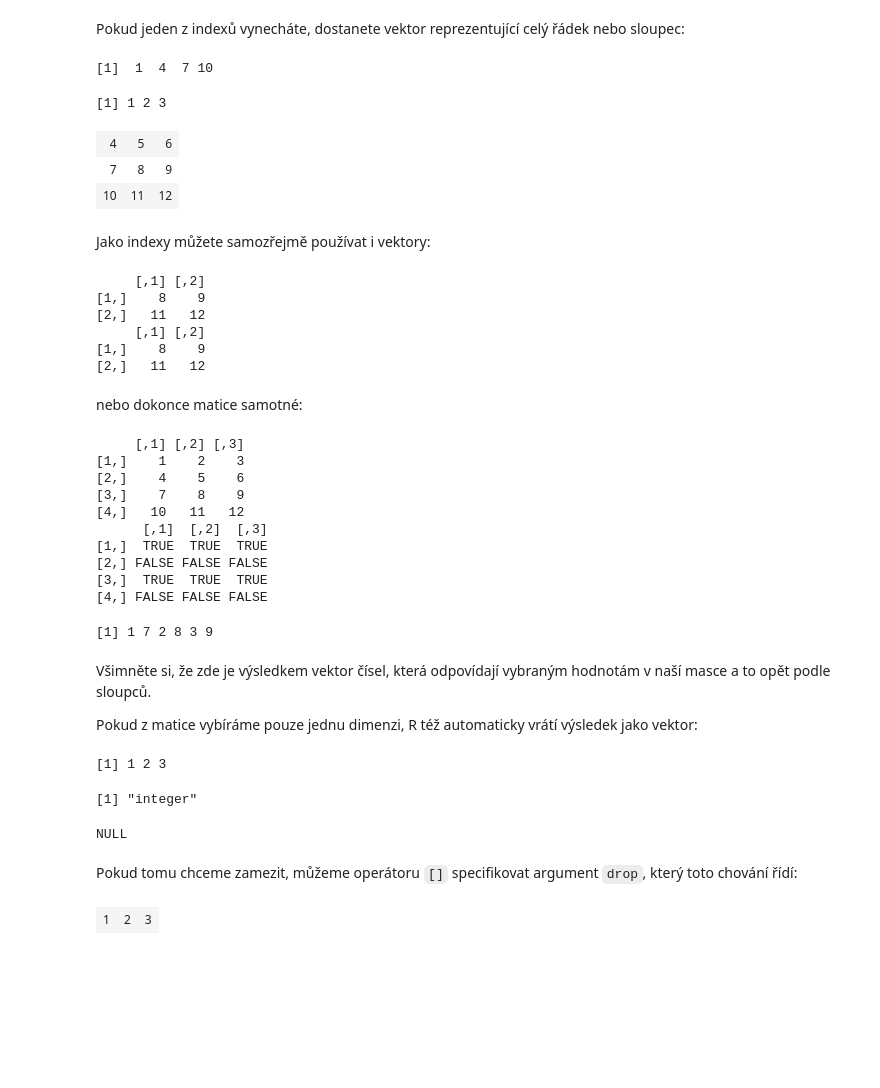
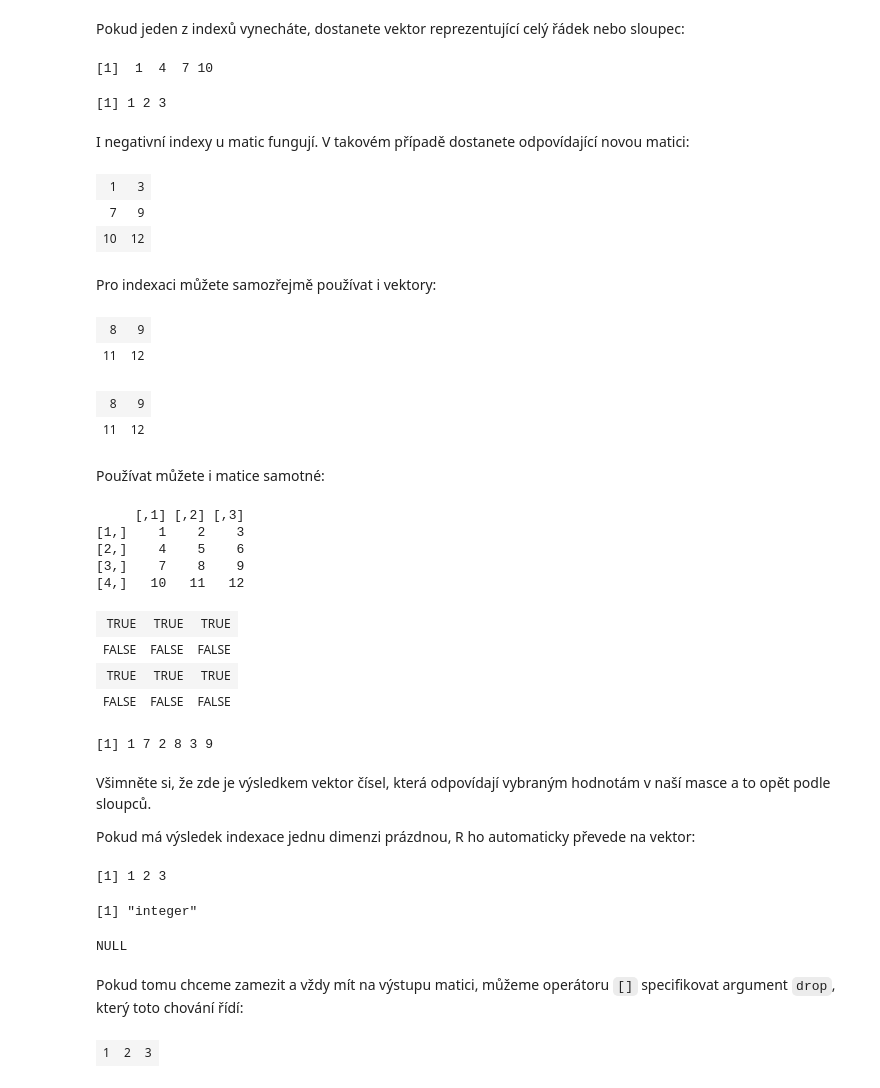
Before and after one commit to lich-uct/r_tutorial, a Jupyter notebook: 04/04.ipynb, the cells around one changed output. Drawn from its saved outputs; the diff is of its cells as text; code cells hidden in the pictures; blank space fills up the shorter version.

```diff
--- a/04/04.ipynb
+++ b/04/04.ipynb
@@ -162,61 +172,58 @@ Pokud jeden z indexů vynecháte, dostanete vektor reprezentující celý řáde
 # %%
 m_x[,1]
 m_x[1,]
-m_x[-1,] # i negativní indexy u matic fungují
 # %% [output]
 [1]  1  4  7 10
 [1] 1 2 3
-| 4 | 5 | 6 |
-| 7 | 8 | 9 |
-| 10 | 11 | 12 |
+# %% [markdown]
+I negativní indexy u matic fungují. V takovém případě dostanete odpovídající novou matici:
+# %%
+m_x[-2,-2]
+# %% [output]
+| 1 | 3 |
+| 7 | 9 |
+| 10 | 12 |
 # %% [markdown]
-Jako indexy můžete samozřejmě používat i vektory:
+Pro indexaci můžete samozřejmě používat i vektory:
 # %%
-print(
-    m_x[c(3, 4), 2:3] # numerické
-)
-print(
-    m_x[c(F, F, T, T), c(F, T, T)] # nebo logické
-)
+m_x[c(3, 4), 2:3] # numerické
+m_x[c(F, F, T, T), c(F, T, T)] # nebo logické
 # %% [output]
-     [,1] [,2]
-[1,]    8    9
-[2,]   11   12
-     [,1] [,2]
-[1,]    8    9
-[2,]   11   12
+| 8 | 9 |
+| 11 | 12 |
+| 8 | 9 |
+| 11 | 12 |
-# %% [markdown]
-nebo dokonce matice samotné:
+# %% [markdown]
+Používat můžete i matice samotné:
 # %%
 print(m_x)
 maska <- matrix(
     c(
         T, T, T,
         F, F, F,
         T, T, T,
         F, F, F
     )
     , nrow = 4
     , byrow = T
 )
-print(maska)
+maska
 m_x[maska]
 # %% [output]
      [,1] [,2] [,3]
 [1,]    1    2    3
 [2,]    4    5    6
 [3,]    7    8    9
 [4,]   10   11   12
-      [,1]  [,2]  [,3]
-[1,]  TRUE  TRUE  TRUE
-[2,] FALSE FALSE FALSE
-[3,]  TRUE  TRUE  TRUE
-[4,] FALSE FALSE FALSE
+| TRUE | TRUE | TRUE |
+| FALSE | FALSE | FALSE |
+| TRUE | TRUE | TRUE |
+| FALSE | FALSE | FALSE |
 [1] 1 7 2 8 3 9
 # %% [markdown]
 Všimněte si, že zde je výsledkem vektor čísel, která odpovídají vybraným hodnotám v naší masce a to opět podle sloupců.
 
-Pokud z matice vybíráme pouze jednu dimenzi, R též automaticky vrátí výsledek jako vektor:
+Pokud má výsledek indexace jednu dimenzi prázdnou, R ho automaticky převede na vektor:
 # %%
 vyber <- m_x[1,]
 vyber
@@ -227,7 +234,7 @@ dim(vyber)
 [1] "integer"
 NULL
 # %% [markdown]
-Pokud tomu chceme zamezit, můžeme operátoru `[]` specifikovat argument `drop`, který toto chování řídí:
+Pokud tomu chceme zamezit a vždy mít na výstupu matici, můžeme operátoru `[]` specifikovat argument `drop`, který toto chování řídí:
 # %%
 vyber <- m_x[1,, drop = F]
 vyber
```
Also changed, not shown: parts of 22 cells of this notebook.
